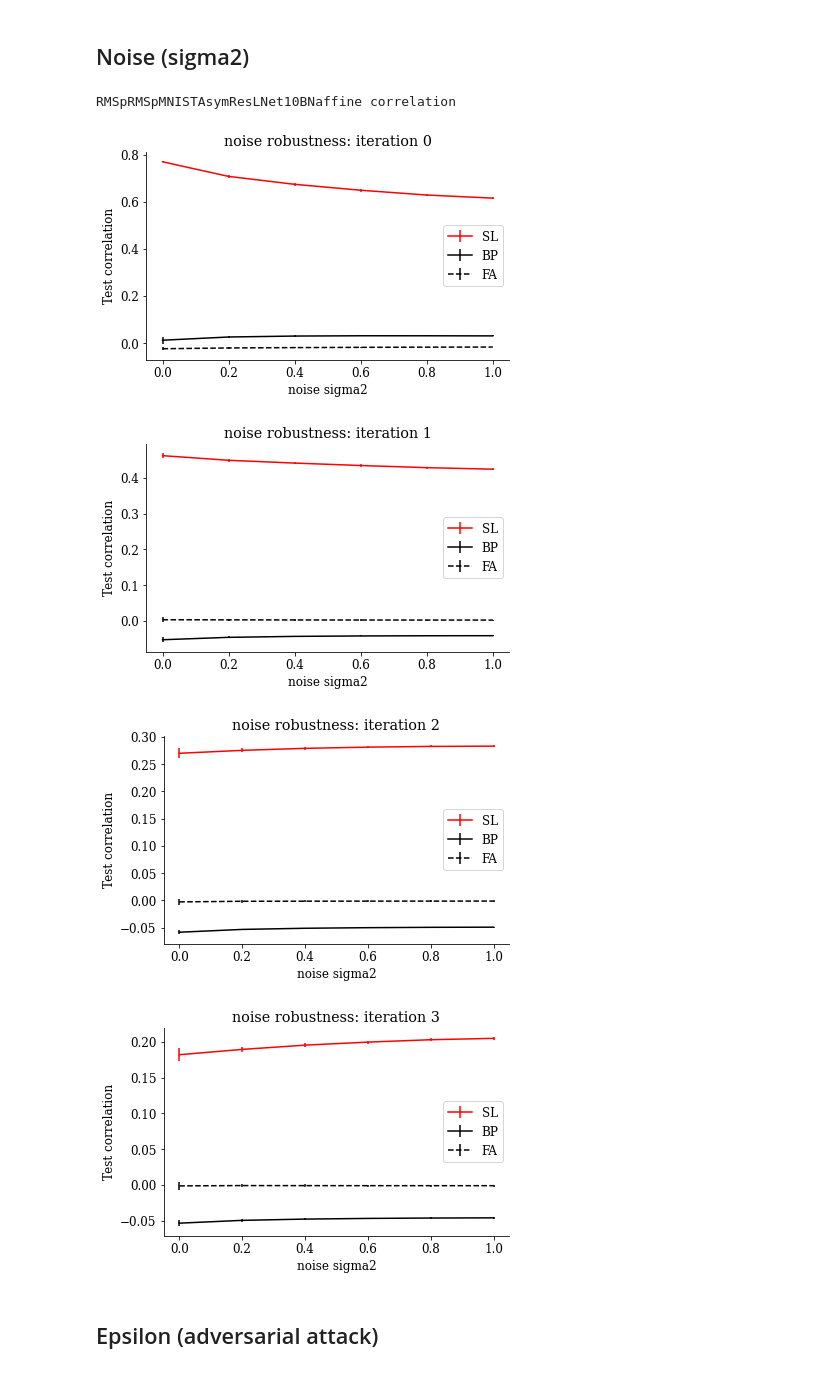
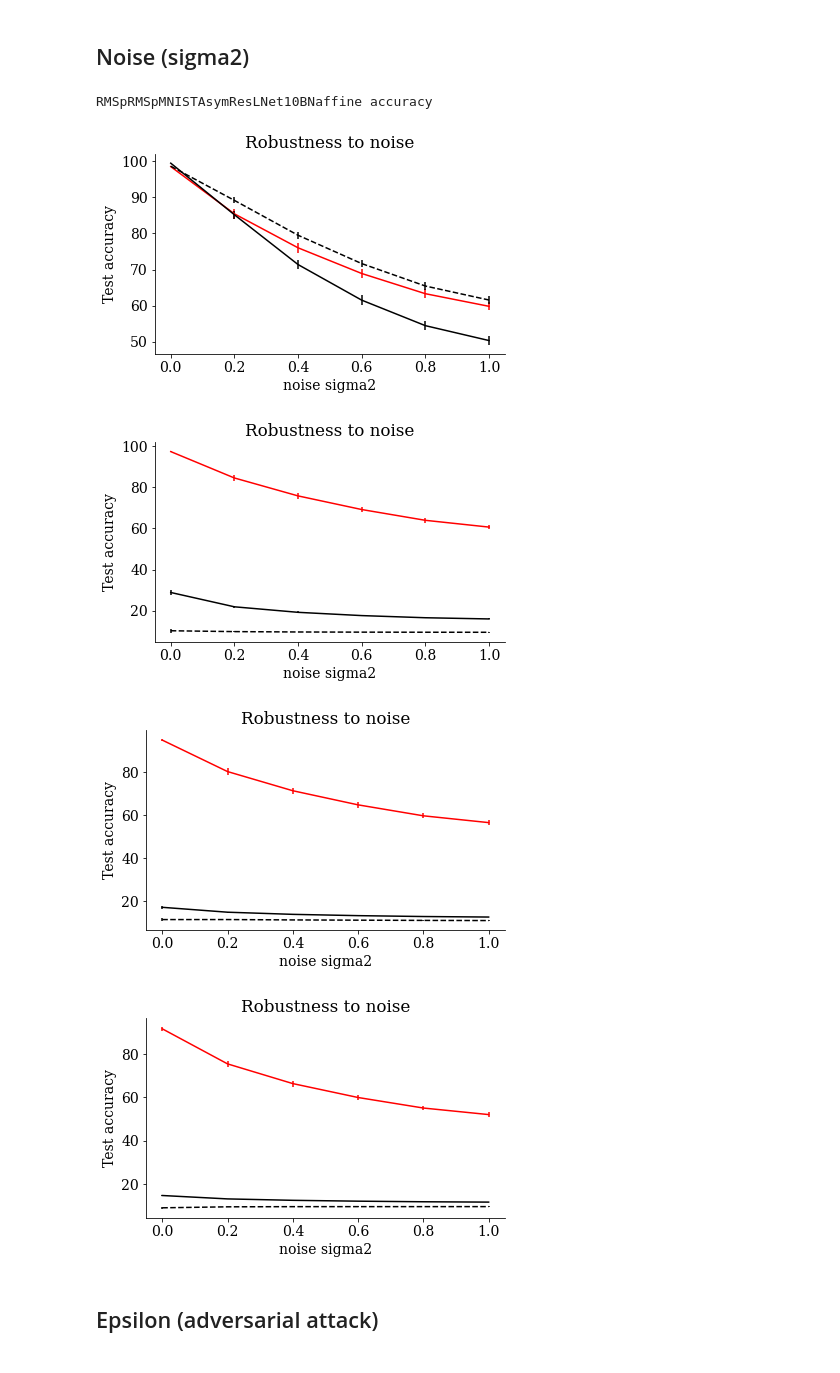
Before and after one commit to toosi/Feedback_Feedforward_Alignment, a Jupyter notebook: generate_figures_draft.ipynb, the cells around one changed output. Saved outputs shown, nothing was run; the diff lists cells and outputs as text; code cells hidden in the pictures.

```diff
--- a/generate_figures_draft.ipynb
+++ b/generate_figures_draft.ipynb
@@ -416,7 +416,7 @@ import matplotlib.transforms as transforms
 
 markers = {'FullyConnected':'o', 'Convolutional':'s'}
 
-hash_conv = 'RMSpRMSpMNISTAsymResLNet10BNaffine' #'RMSpRMSpMNISTAsymResLNet10BNaff3' #'RMSpRMSpMNISTAsymResLNet10BNaffine' #'RMSpRMSpMNISTAsymResLNet10BNaff3' #'RMSpRMSpMNISTAsymResLNet10BNaffine2' #'RMSpRMSpMNISTAsymResLNet10BNaffine' #
+hash_conv = 'RMSpRMSpMNISTAsymResLNet10BNaffine2' #'RMSpRMSpMNISTAsymResLNet10BNaff3' #'RMSpRMSpMNISTAsymResLNet10BNaffine' #'RMSpRMSpMNISTAsymResLNet10BNaff3' #'RMSpRMSpMNISTAsymResLNet10BNaffine2' #'RMSpRMSpMNISTAsymResLNet10BNaffine' #
 hash_fc  = 'RMSpropRMSpropMNISTFullyConnE150'
 
 
@@ -489,7 +489,7 @@ for arch_type in ['Convolutional', 'FullyConnected']:
     print(arch_type)
     print(hash_arch_type)
 
-ax.legend(loc='lower right',bbox_to_anchor=(1.05, 0),ncol=2, )#labelspacing=0.05
+ax.legend(loc='lower right',bbox_to_anchor=(1.0, 0),ncol=2, )#labelspacing=0.05
 for tick in ax.xaxis.get_major_ticks():
     tick.label.set_fontsize(14)
 
@@ -1103,52 +1102,52 @@ for iteration in range(4):
 #         if measure_name == 'accuracy':
 #             ax.set_ylim([0,100])
 #         else:
 #             ax.set_ylim([0,0.8])
-        #-----autoencoders
+# #       #  -----autoencoders
 #         if method in ['FA','BP']:
-#         itr_means, itr_sems = [], []
-#         for j, s in enumerate(sigmas):
-#             method_selection = master_df_autoencoder['method']==method
-#             epsilon_selection = master_df_autoencoder['epsilon']==0.0
-#             sigma2_selection = (master_df_autoencoder['sigma2']-s)<0.01
-#             itr = master_df_autoencoder[(method_selection & epsilon_selection )& sigma2_selection]['itr%d'%iteration]
-#     #         ax.bar(j,itr.mean(), edgecolor=colors[method], color = facecolors[method])
-#     #         ax.errorbar(j,itr.mean(), ss.sem(itr), color='k' )
-#             itr_means.append(itr.mean())
-#             itr_sems.append(ss.sem(itr))
-#         ax.errorbar(sigmas,itr_means, itr_sems, label=method_labels[method]+' AE', color=colors_ae[method], ls=linestyles[method])
+#             itr_means, itr_sems = [], []
+#             for j, s in enumerate(sigmas):
+#                 method_selection = master_df_autoencoder['method']==method
+#                 epsilon_selection = master_df_autoencoder['epsilon']==0.0
+#                 sigma2_selection = (master_df_autoencoder['sigma2']-s)<0.01
+#                 itr = master_df_autoencoder[(method_selection & epsilon_selection )& sigma2_selection]['itr%d'%iteration]
+#         #         ax.bar(j,itr.mean(), edgecolor=colors[method], color = facecolors[method])
+#         #         ax.errorbar(j,itr.mean(), ss.sem(itr), color='k' )
+#                 itr_means.append(itr.mean())
+#                 itr_sems.append(ss.sem(itr))
+#             ax.errorbar(sigmas,itr_means, itr_sems, label=method_labels[method]+' AE', color=colors_ae[method], ls=linestyles[method])
 
 
         ax = plt.gca()
         ax.patch.set_visible(False)
         ax.spines['right'].set_visible(False)
         ax.spines['top'].set_visible(False)
         plt.tick_params(axis='y',direction='out', right=False)
         plt.tick_params(axis='x',direction='out', top=False)
     #     ax.set_xticks(range(len(sigmas)))
     #     ax.set_xticklabels(sigmas)
         ax.set_xlabel('noise sigma2')
         ax.set_ylabel('Test %s'%measure_name)
 #         if measure_name == 'accuracy':
 #             ax.text(1.1, 1, hashname, fontsize=8, rotation=90)
 
-        ax.set_title('noise robustness: iteration %d'%(iteration))
-        ax.legend()
+        ax.set_title('Robustness to noise') #: iteration %d'%(iteration)
+#         ax.legend(fontsize=12)
         plt.tight_layout()
 
     savedir = path_prefix + '/Results/Symbio/runswithhash/%s/evaluate/'%hashname
     if not os.path.exists(savedir):
         os.makedirs(savedir)
     fig.savefig(savedir + 'noise_itr%d_%s.png'%(iteration, measure_name), dpi=200)
     fig.savefig(savedir + 'noise_itr%d_%s.pdf'%(iteration, measure_name), dpi=200)
 
 print(hashname, measure_name)
 # %% [output]
-RMSpRMSpMNISTAsymResLNet10BNaffine correlation
+RMSpRMSpMNISTAsymResLNet10BNaffine accuracy
-[figure, old version]
+[figure, new version]
-[figure, old version]
+[figure, new version]
-[figure, old version]
+[figure, new version]
-[figure, old version]
+[figure, new version]
 # %% [markdown]
 ## Epsilon (adversarial attack)
 # %%
```
Also changed, not shown: parts of 5 cells of this notebook, 1 other file.
